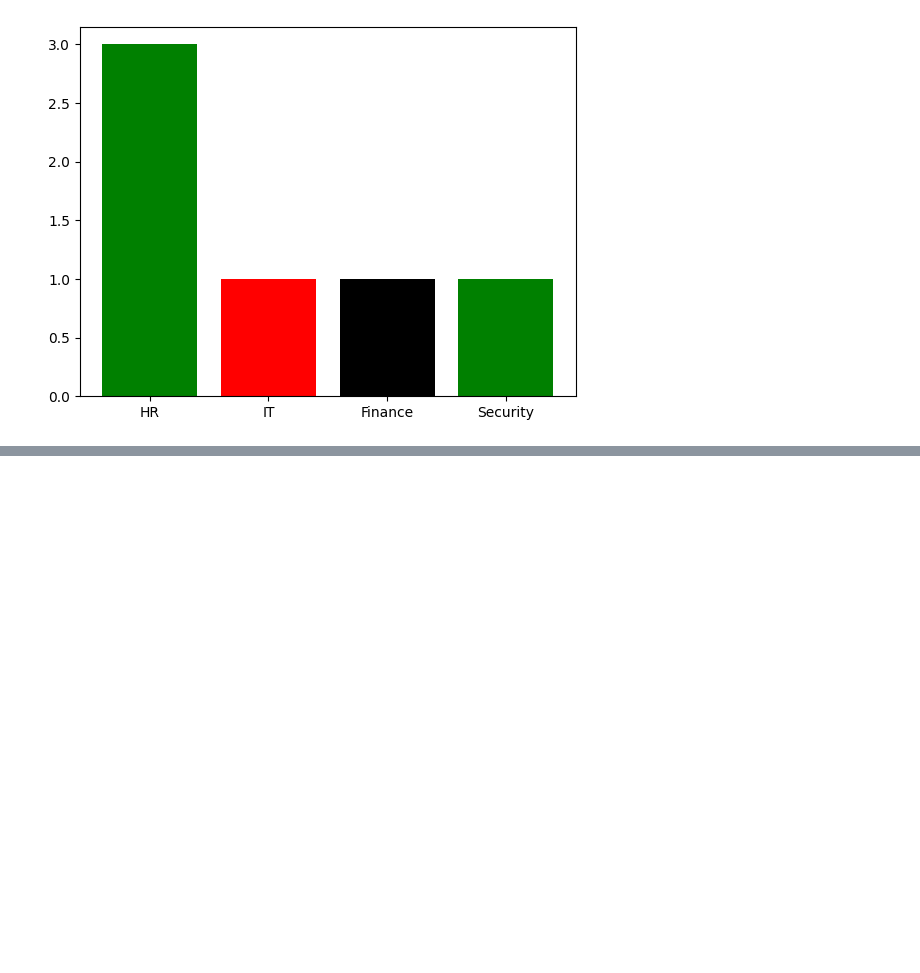
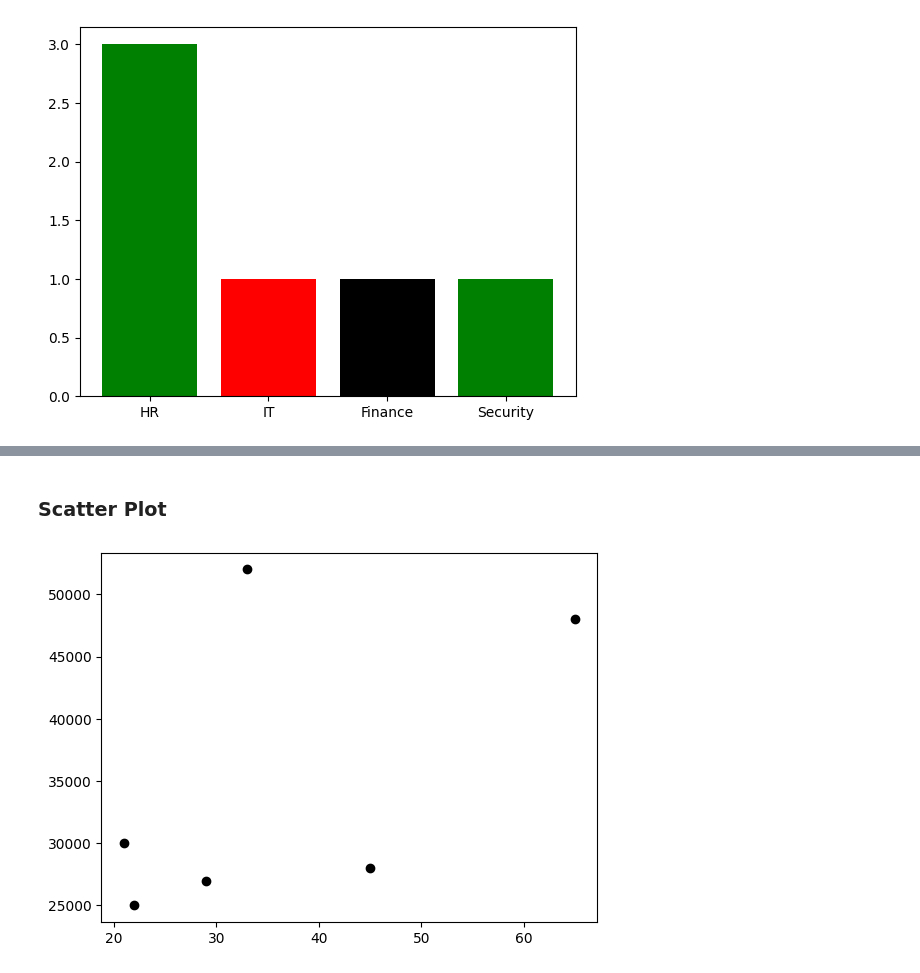
Before and after one commit to thisisouvik/ML-Concepts, a Jupyter notebook: MatplotLib/plt.ipynb, the cells around one changed output, grey strips where cells are left out. Cells and saved outputs as stored; diff of their text form; code cells hidden in the pictures; blank space fills up the shorter version.

```diff
--- a/MatplotLib/plt.ipynb
+++ b/MatplotLib/plt.ipynb
@@ -71,0 +86,3 @@ plt.show()
+# %%
+df["Age"]= [22,21,45,65,33,29]
+df.head()
@@ -71,0 +96,7 @@ plt.show()
+# %% [markdown]
+### Scatter Plot
+# %%
+plt.scatter(df["Age"], df["Salary"], color = "black")
+plt.show()
+# %% [output]
+[figure, added]
```
Also changed, not shown: parts of 17 cells of this notebook.
